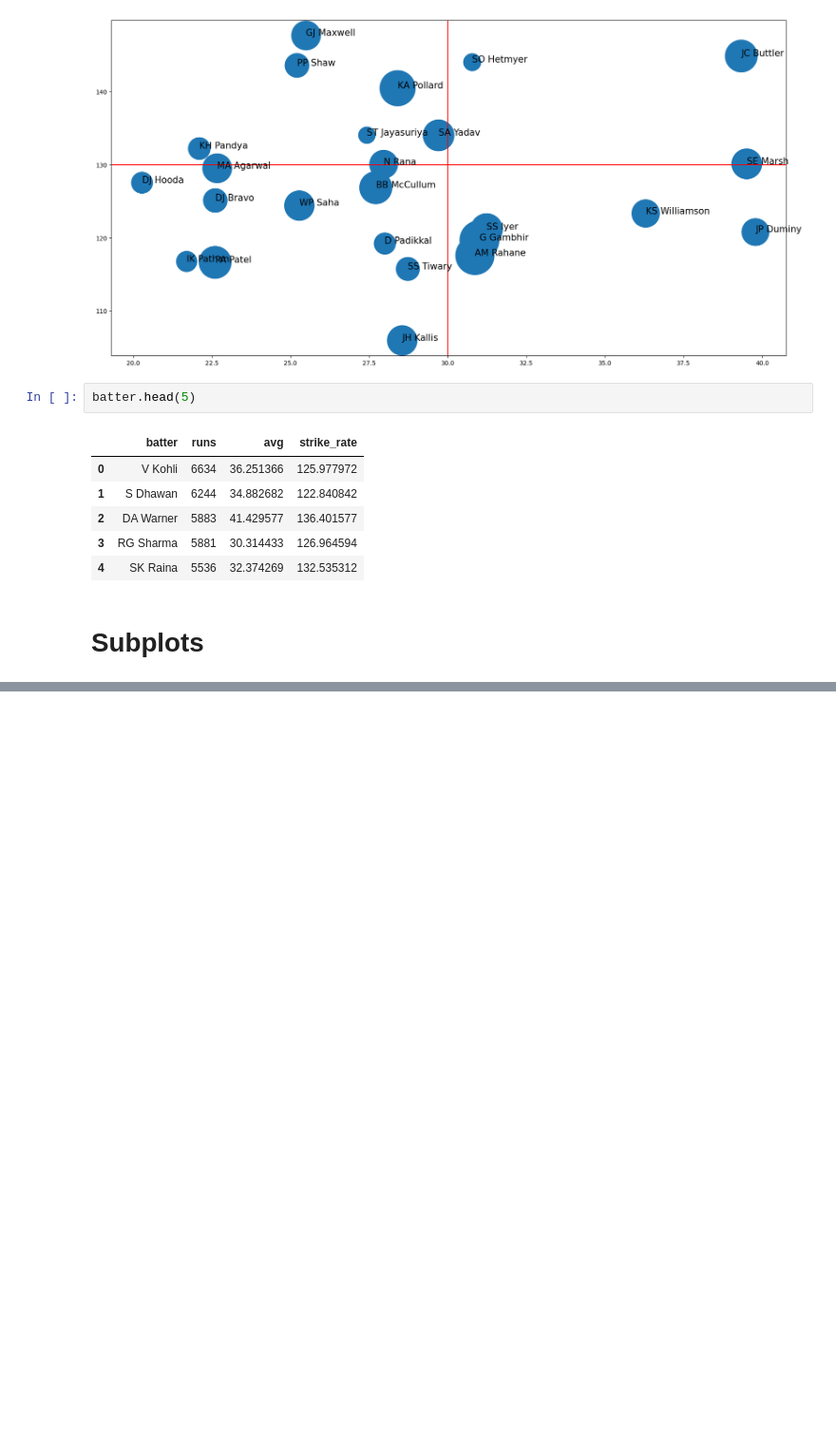
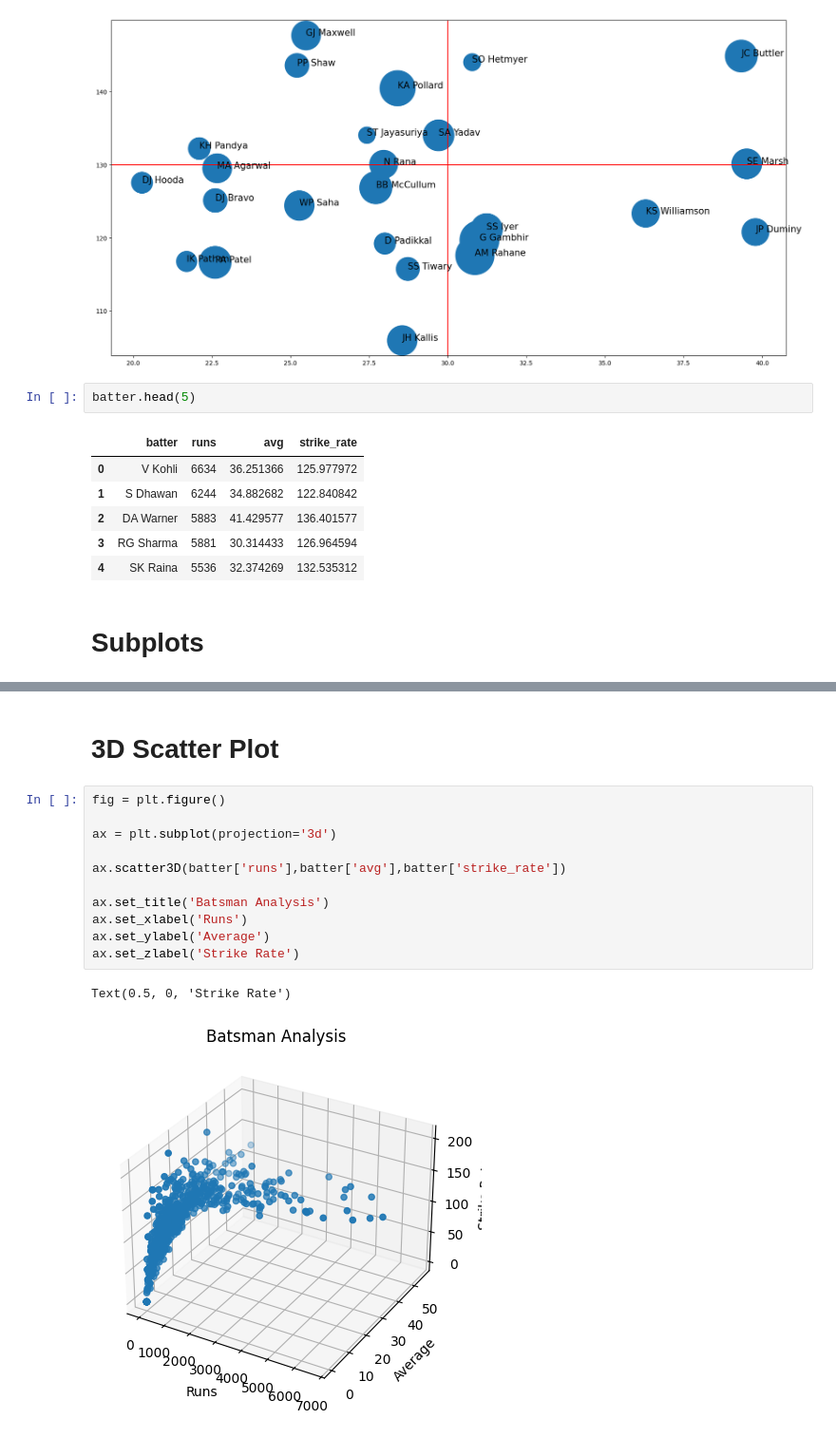
Before and after one commit to Amjad-Bin-Aslam/Data-Analysis-Portfolio, a Jupyter notebook: 06_Matplotlib/02_Matplotlib_Exercise.ipynb, the cells around one changed output, grey strips where cells are left out. Shown at 95% size. Cells and saved outputs as stored; diff of their text form; blank space fills up the shorter version.

```diff
--- a/06_Matplotlib/02_Matplotlib_Exercise.ipynb
+++ b/06_Matplotlib/02_Matplotlib_Exercise.ipynb
@@ -98,0 +103,16 @@ fig.show()
+# %% [markdown]
+# 3D Scatter Plot
+# %%
+fig = plt.figure()
+
+ax = plt.subplot(projection='3d')
+
+ax.scatter3D(batter['runs'],batter['avg'],batter['strike_rate'])
+
+ax.set_title('Batsman Analysis')
+ax.set_xlabel('Runs')
+ax.set_ylabel('Average')
+ax.set_zlabel('Strike Rate')
+# %% [output]
+Text(0.5, 0, 'Strike Rate')
+[figure, added]
```
Also changed, not shown: parts of 15 cells of this notebook.
